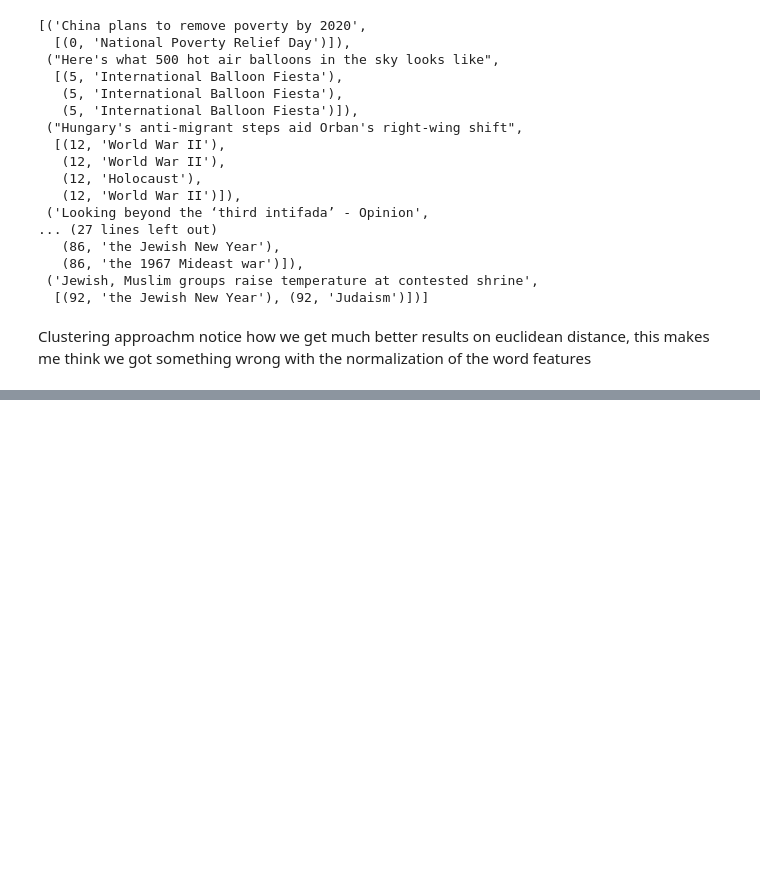
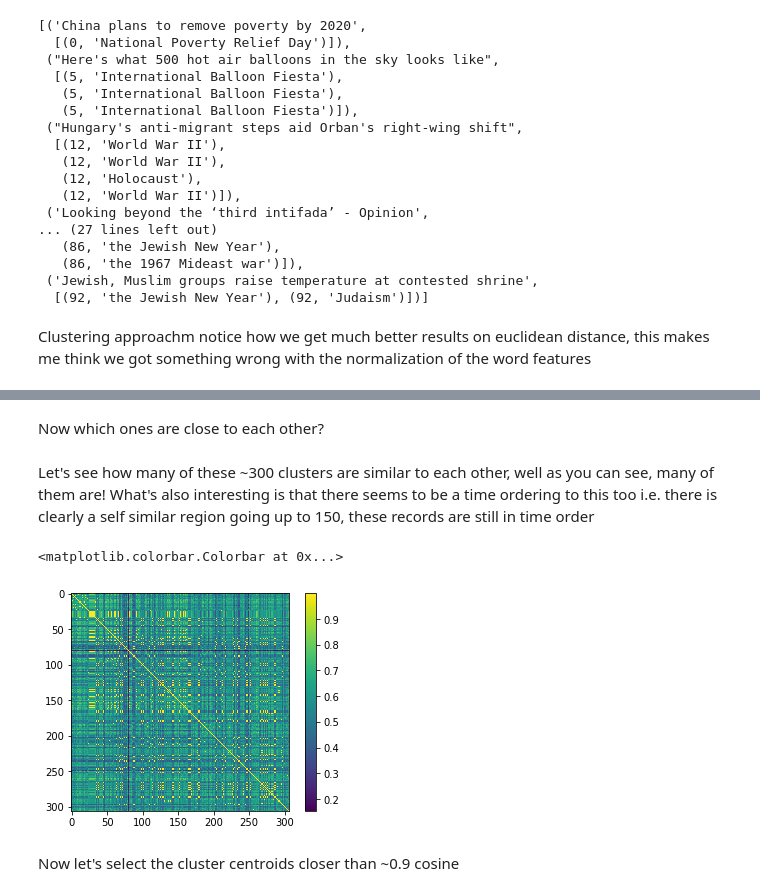
Before and after one commit to ecsplendid/news-event-feed, a Jupyter notebook: NLP/BBC Tim NLP.ipynb, the cells around one changed output, grey strips where cells are left out. Drawn from its saved outputs; the diff is of its cells as text; code cells hidden in the pictures; blank space fills up the shorter version.

```diff
--- a/NLP/BBC Tim NLP.ipynb
+++ b/NLP/BBC Tim NLP.ipynb
@@ -343,0 +326,35 @@ maxfreq = n.max()
+# %%
+# get all the pairs of docs which are very similar, or have a cosine interval
+#, return index and score and the new centroid for each cluster
+def GetSimilarPairsDistinctVerbose( lower=0, upper=1 ):
+    return ( list( np.argwhere(np.logical_and( simmatrix <upper, simmatrix >lower ))) \
+    | select( lambda i: (i[0], i[1], i[1]+i[0]) ) \
+    #remove a==b
+    | where( lambda t: t[0] != t[1] ) \
+    #distinct on the x+y i.e. remove symmetry a,b == b,a
+    | groupby( lambda g: g[2] ) \
+    # just take the first item in the group, and take the a,b, discard a+b
+    | select( lambda g: g[1] | take(1) | select( lambda t: (t[0],t[1], simmatrix[t[0],t[1] ]) ) | as_list() ) ) \
+    | As_Enumerate() \
+    | select( lambda i: (i[0],) + i[1][0] + (np.mean( np.row_stack(( X[i[1][0][0]],X[i[1][0][1]])), axis=0) ,) )
+# %%
+clusters = GetSimilarPairsDistinctVerbose(lower=0.99,upper=1) | as_list
+# %% [markdown]
+Now which ones are close to each other?
+# %%
+D = clusters | select( lambda v: v[4] ) | As_Npy()
+# %%
+simcluster = np.dot( D, D.transpose() )
+# %% [markdown]
+Let's see how many of these ~300 clusters are similar to each other, well as you can see, many of them are! What's also interesting is that there seems to be a time ordering to this too i.e. there is clearly a self similar region going up to 150, these records are still in time order
+# %%
+%matplotlib inline
+import matplotlib.pyplot as plt
+import matplotlib.image as mpimg
+imgplot = plt.imshow(simcluster)
+plt.colorbar()
+# %% [output]
+<matplotlib.colorbar.Colorbar at 0x...>
+[figure, added]
+# %% [markdown]
+Now let's select the cluster centroids closer than ~0.9 cosine
```
Also changed, not shown: parts of 14 cells of this notebook.
